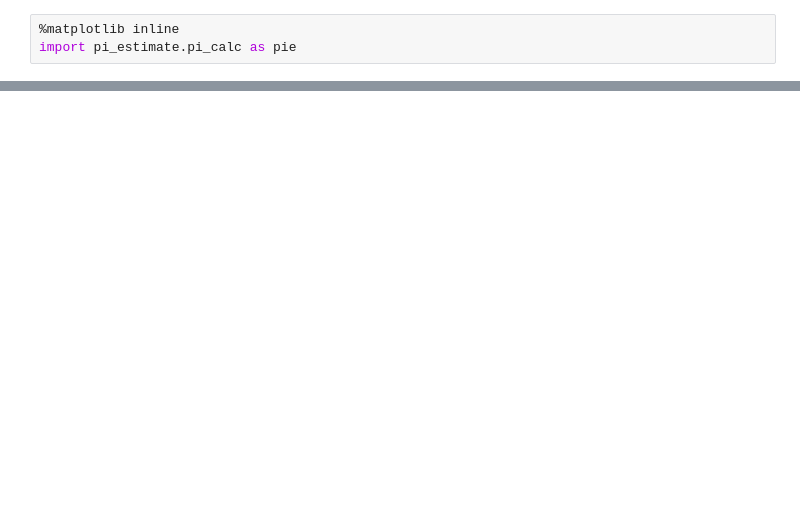
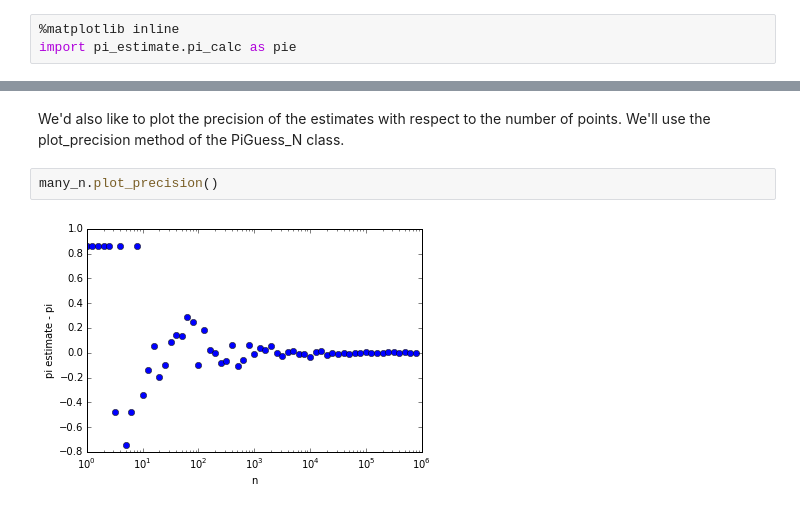
Before and after one commit to pmelchior/usrp-sciprog, a Jupyter notebook: day2/exercises/efrubin/Pi_Estimate-Object-Notebook.ipynb, the cells around one changed output, grey strips where cells are left out. Cells and saved outputs as stored; diff of their text form; blank space fills up the shorter version.

```diff
--- a/day2/exercises/efrubin/Pi_Estimate-Object-Notebook.ipynb
+++ b/day2/exercises/efrubin/Pi_Estimate-Object-Notebook.ipynb
@@ -5,0 +39,6 @@ test = pie.PiGuess_Single(10000,10000)
+# %% [markdown]
+We'd also like to plot the precision of the estimates with respect to the number of points.  We'll use the plot_precision method of the PiGuess_N class.
+# %%
+many_n.plot_precision()
+# %% [output]
+[figure, added]
```
Also changed, not shown: parts of 13 cells of this notebook, 1 other file.
